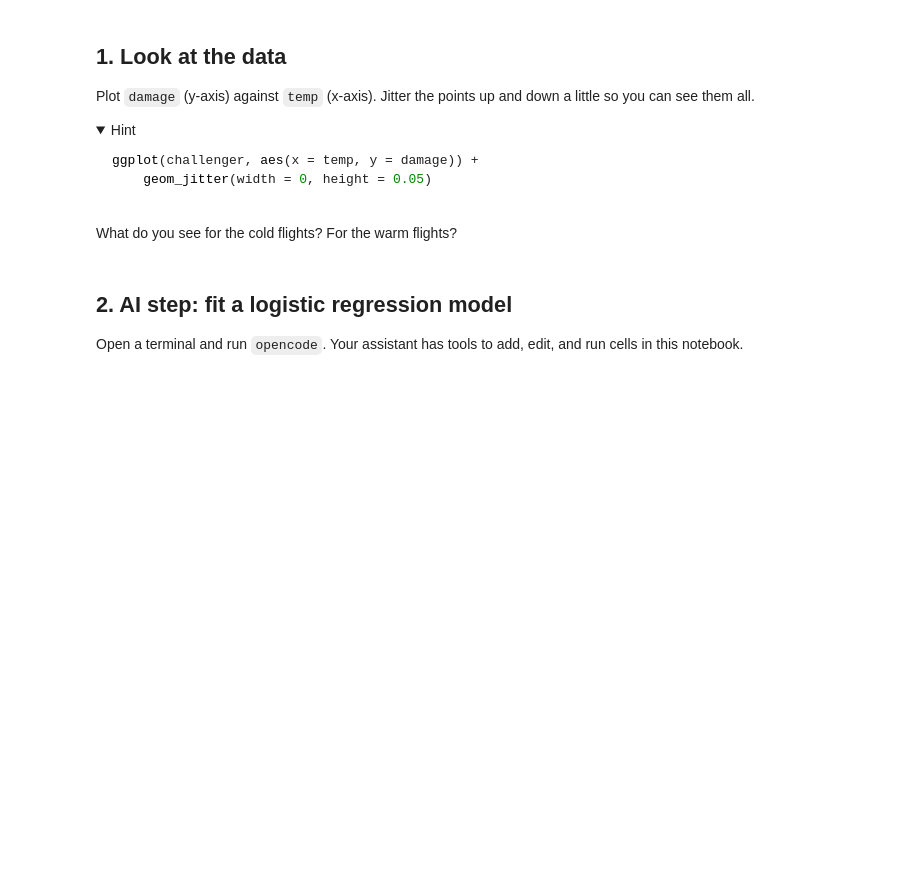
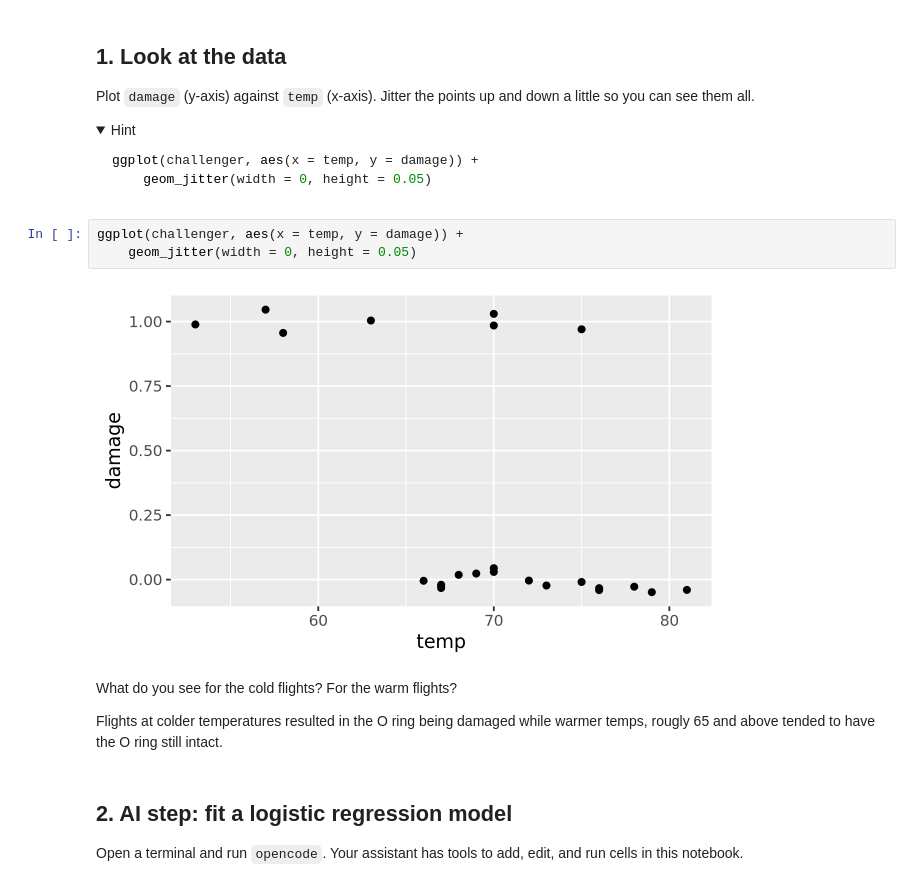
Before and after one commit to matttthww/codespace, a Jupyter notebook: exercises/11-challenger-exercise.ipynb, the cells around one changed output. Saved outputs shown, nothing was run; the diff lists cells and outputs as text; folded sections open; blank space fills up the shorter version.

Commit message:
complete exercises/11-challenger-exercise.ipynb

````diff
--- a/exercises/11-challenger-exercise.ipynb
+++ b/exercises/11-challenger-exercise.ipynb
@@ -52,8 +73,15 @@ ggplot(challenger, aes(x = temp, y = damage)) +
 ```
 
 </details>
+# %%
+ggplot(challenger, aes(x = temp, y = damage)) +
+    geom_jitter(width = 0, height = 0.05)
+# %% [output]
+[figure, added]
 # %% [markdown]
 What do you see for the cold flights? For the warm flights?
+
+Flights at colder temperatures resulted in the O ring being damaged while warmer temps, rougly 65 and above tended to have the O ring still intact.
 # %% [markdown]
 ## 2. AI step: fit a logistic regression model
 
````
Also changed, not shown: parts of 6 cells of this notebook.
